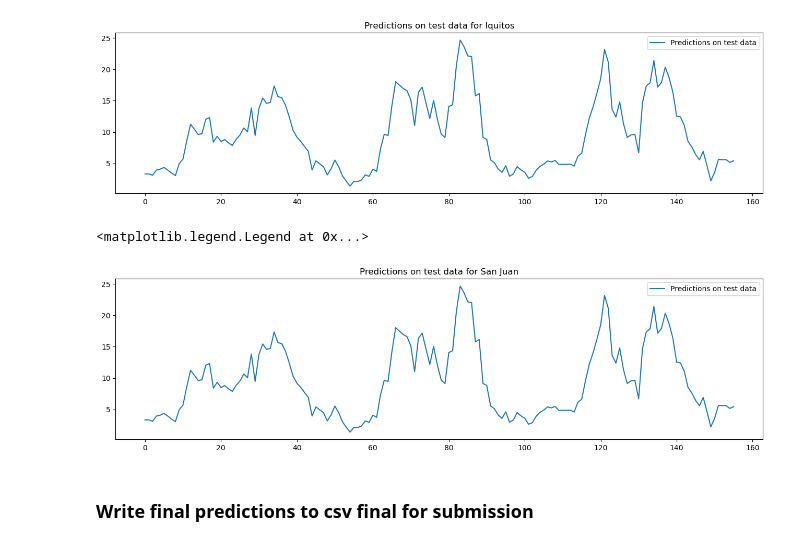
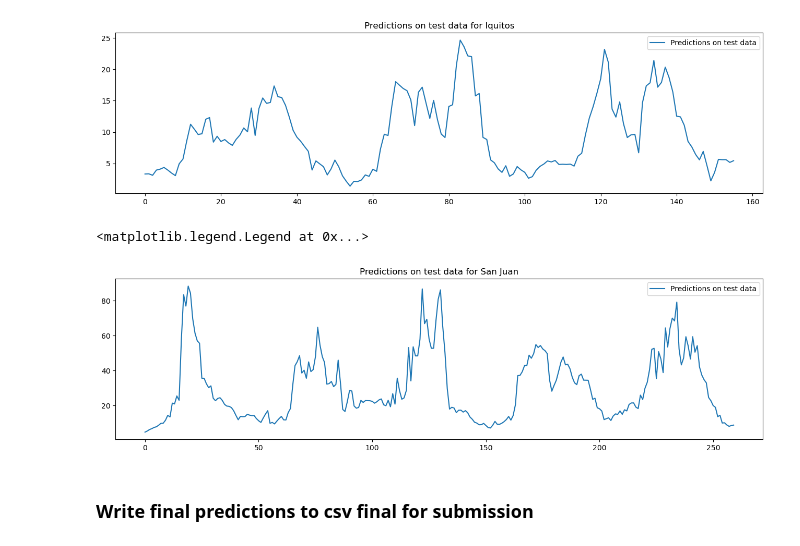
Before and after one commit to chepildev/Compet-DSR-one, a Jupyter notebook: Presentation.ipynb, the cells around one changed output. Drawn from its saved outputs; the diff is of its cells as text; code cells hidden in the pictures.

```diff
--- a/Presentation.ipynb
+++ b/Presentation.ipynb
@@ -515,12 +515,12 @@ plt.legend()
 # %%
 # Plot predictions on test data
 plt.figure(figsize=(16,4))
-plt.plot(iq_preds, label='Predictions on test data')
+plt.plot(sj_preds, label='Predictions on test data')
 plt.title('Predictions on test data for San Juan')
 plt.legend()
 # %% [output]
 <matplotlib.legend.Legend at 0x...>
-[figure, old version]
+[figure, new version]
 # %% [markdown]
 ### Write final predictions to csv final for submission
 # %%
```
Also changed, not shown: 18 other files.
